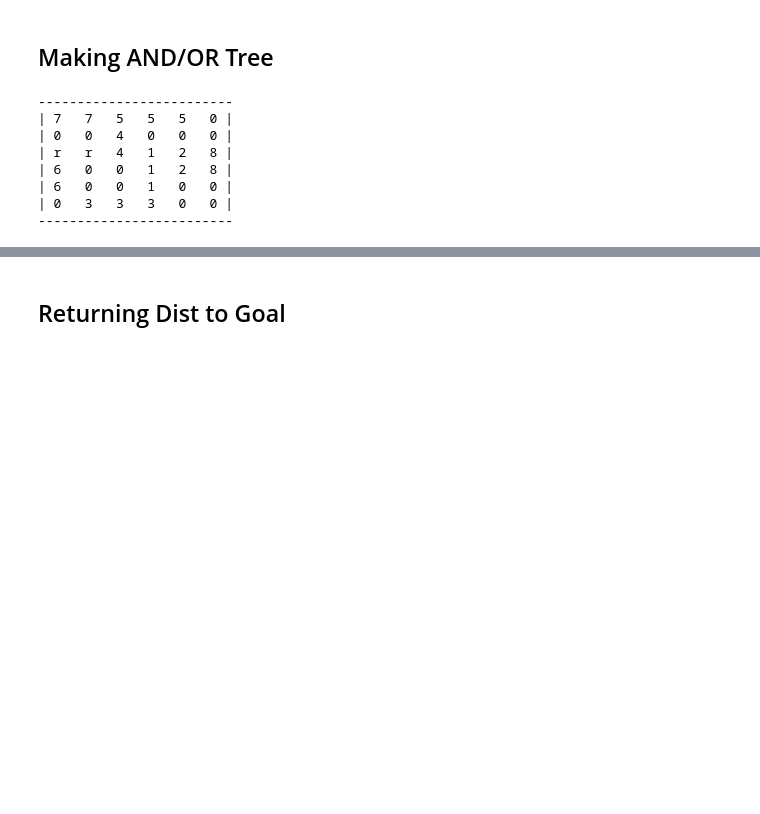
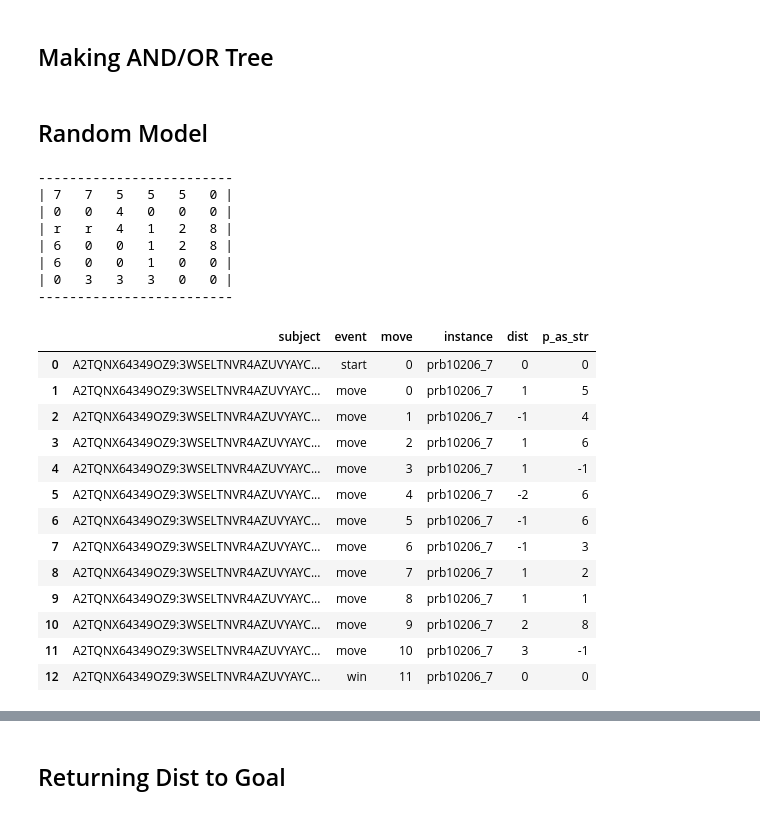
Before and after one commit to AlbertLiangca/ANDOR-Trees-replication, a Jupyter notebook: Models/Scratchwork.ipynb, the cells around one changed output, grey strips where cells are left out. Cells and saved outputs as stored; diff of their text form; code cells hidden in the pictures; blank space fills up the shorter version.

```diff
--- a/Models/Scratchwork.ipynb
+++ b/Models/Scratchwork.ipynb
@@ -276,0 +290,2 @@ class ANDOR_model:
+# %% [markdown]
+## Random Model
@@ -291,6 +335,24 @@ test_model.display_problem()
 -------------------------
 # %%
 s1_prb102_7 = pd.read_csv('../Data/my_processed_data/s1_prb10206_7_processed.csv',dtype={'p_as_str':str,'dist':int})
+s1_prb102_7 = s1_prb102_7.drop(columns=['Unnamed: 0'])
+# %%
+s1_prb102_7
+# %% [output]
+|  | subject | event | move | instance | dist | p_as_str |
+| 0 | A2TQNX64349OZ9:3WSELTNVR4AZUVYAYC... | start | 0 | prb10206_7 | 0 | 0 |
+| 1 | A2TQNX64349OZ9:3WSELTNVR4AZUVYAYC... | move | 0 | prb10206_7 | 1 | 5 |
+| 2 | A2TQNX64349OZ9:3WSELTNVR4AZUVYAYC... | move | 1 | prb10206_7 | -1 | 4 |
+| 3 | A2TQNX64349OZ9:3WSELTNVR4AZUVYAYC... | move | 2 | prb10206_7 | 1 | 6 |
+| 4 | A2TQNX64349OZ9:3WSELTNVR4AZUVYAYC... | move | 3 | prb10206_7 | 1 | -1 |
+| 5 | A2TQNX64349OZ9:3WSELTNVR4AZUVYAYC... | move | 4 | prb10206_7 | -2 | 6 |
+| 6 | A2TQNX64349OZ9:3WSELTNVR4AZUVYAYC... | move | 5 | prb10206_7 | -1 | 6 |
+| 7 | A2TQNX64349OZ9:3WSELTNVR4AZUVYAYC... | move | 6 | prb10206_7 | -1 | 3 |
+| 8 | A2TQNX64349OZ9:3WSELTNVR4AZUVYAYC... | move | 7 | prb10206_7 | 1 | 2 |
+| 9 | A2TQNX64349OZ9:3WSELTNVR4AZUVYAYC... | move | 8 | prb10206_7 | 1 | 1 |
+| 10 | A2TQNX64349OZ9:3WSELTNVR4AZUVYAYC... | move | 9 | prb10206_7 | 2 | 8 |
+| 11 | A2TQNX64349OZ9:3WSELTNVR4AZUVYAYC... | move | 10 | prb10206_7 | 3 | -1 |
+| 12 | A2TQNX64349OZ9:3WSELTNVR4AZUVYAYC... | win | 11 | prb10206_7 | 0 | 0 |
 # %%
 likelihoods = test_model.base_probs(s1_prb102_7)
 nll = create_nll(likelihoods)
```
Also changed, not shown: parts of 10 cells of this notebook, 2 other files.
